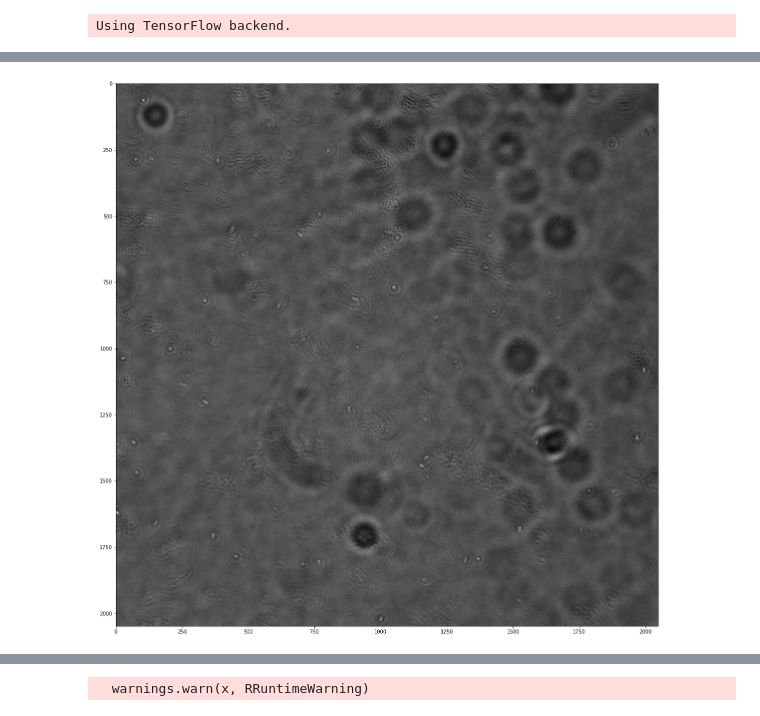
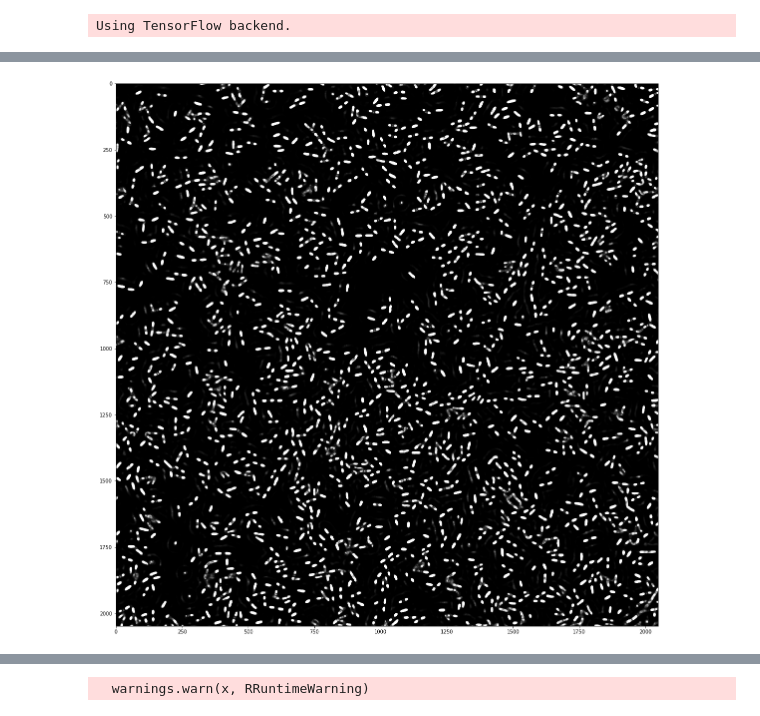
Before and after one commit to guiwitz/DeepPlateSegmenter, a Jupyter notebook: deep_plate_analysis.ipynb, the cells around one changed output, grey strips where cells are left out. Drawn from its saved outputs; the diff is of its cells as text; code cells hidden in the pictures.

```diff
--- a/deep_plate_analysis.ipynb
+++ b/deep_plate_analysis.ipynb
@@ -30,6 +30,6 @@ folder = '/scicore/home/nimwegen/urchuegu/projects/prj_noise_across_conditions_m
 # %%
 #weights_folder  = '/Users/guillaume/Desktop/PostdocBasel/PlateSegmenter_Python_Git/DeepPlate/Learn201710126/'
-weights_folder  = '/scicore/home/nimwegen/witzg/DeepLearningData/Learn20170126_manual/'
+weights_folder  = '/scicore/home/nimwegen/witzg/DeepLearningData/Learn20170126_shiftz/'
 # %%
 folder_to_save = '/scicore/home/nimwegen/witzg/DeepPlateAnalysis/'
 # %%
@@ -40,7 +40,7 @@ print(MMobj.channels)
 # %%
 #based on the above outpout set fluo and bright field channels
-fluo_ch = 1
-bf_ch = 0
+fluo_ch = 0
+bf_ch = 1
 # %%
 #load deep learning model and weights
 plate_model = ps.get_unet(1, MMobj.height,MMobj.width)
@@ -51,4 +51,5 @@ z_step = MMobj.get_zstep()
 positions, well = MMobj.get_position_names()
 well_index = np.ravel([[x for x in range(well.shape[0]) if well[x] in y] for y in positions])
 well_str = well[well_index]
+mid = int((MMobj.num_planes[bf_ch]-1)/2)
 # %%
@@ -61,14 +66,15 @@ if not os.path.exists(folder_to_save):
     os.makedirs(folder_to_save)
 
 #do the segmentation
-for i in range(30,31):#range(len(positions)):
+for i in range(74,75):#range(len(positions)):
 
     #load bf stack
     stack = MMobj.get_stack(frame=0,channel=bf_ch,position=i, compress = 1)
 
     #calculate correlation image
     #correlated_norm = ps.phase_corr_simple(stack,thickness=800,z_step=z_step)
-    correlated_norm = ps.phase_corr_simple_midplane(stack,midplane = 13,thickness=800,z_step=z_step)
+    #correlated_norm = ps.phase_corr_simple_midplane(stack,midplane = 13,thickness=800,z_step=z_step)
+    correlated_norm = phase_corr_varying(stack, midplane = mid, thickness = 800, z_step=z_step, numplanes =10)
     correlated_norm_gauss = nd.gaussian_filter(correlated_norm,3)
 
     #deep-segment image
@@ -80,14 +86,14 @@ for i in range(30,31):#range(len(positions)):
 
     #threshold deepe learning segmentation and clean resulting mask
     plate_im_mask2 = plate_im_mask.copy()
-    plate_im_mask2[plate_im_mask2<0.5]=0
-    plate_im_mask2[plate_im_mask2>0.5]=1
+    plate_im_mask2[plate_im_mask2<0.1]=0
+    plate_im_mask2[plate_im_mask2>0.1]=1
 
     masklab = morphology.label(plate_im_mask2)
     cellinfo = regionprops(masklab)
     newMask = np.zeros(masklab.shape)
     for c in cellinfo:
-        if (c.label>0)&(c.area>100)&(c.area<10000):#&(c.solidity>0.8)&(c.eccentricity>0.6):
+        if (c.label>0)&(c.area>100)&(c.area<10000)&(c.solidity>0.8)&(c.eccentricity>0.6)&(c.minor_axis_length>8):
             newMask[masklab==c.label]=1
 
     #load fluo image
@@ -123,6 +136,6 @@ plt.show()
 # %%
 fig, ax = plt.subplots(figsize=(20,20))
-plt.imshow(stack[:,:,13],cmap='gray')
+plt.imshow(plate_im_mask,cmap='gray',vmax=1)
 plt.show()
 # %% [output]
-[figure, old version]
+[figure, new version]
```
Also changed, not shown: parts of 11 cells of this notebook, 10 other files.
